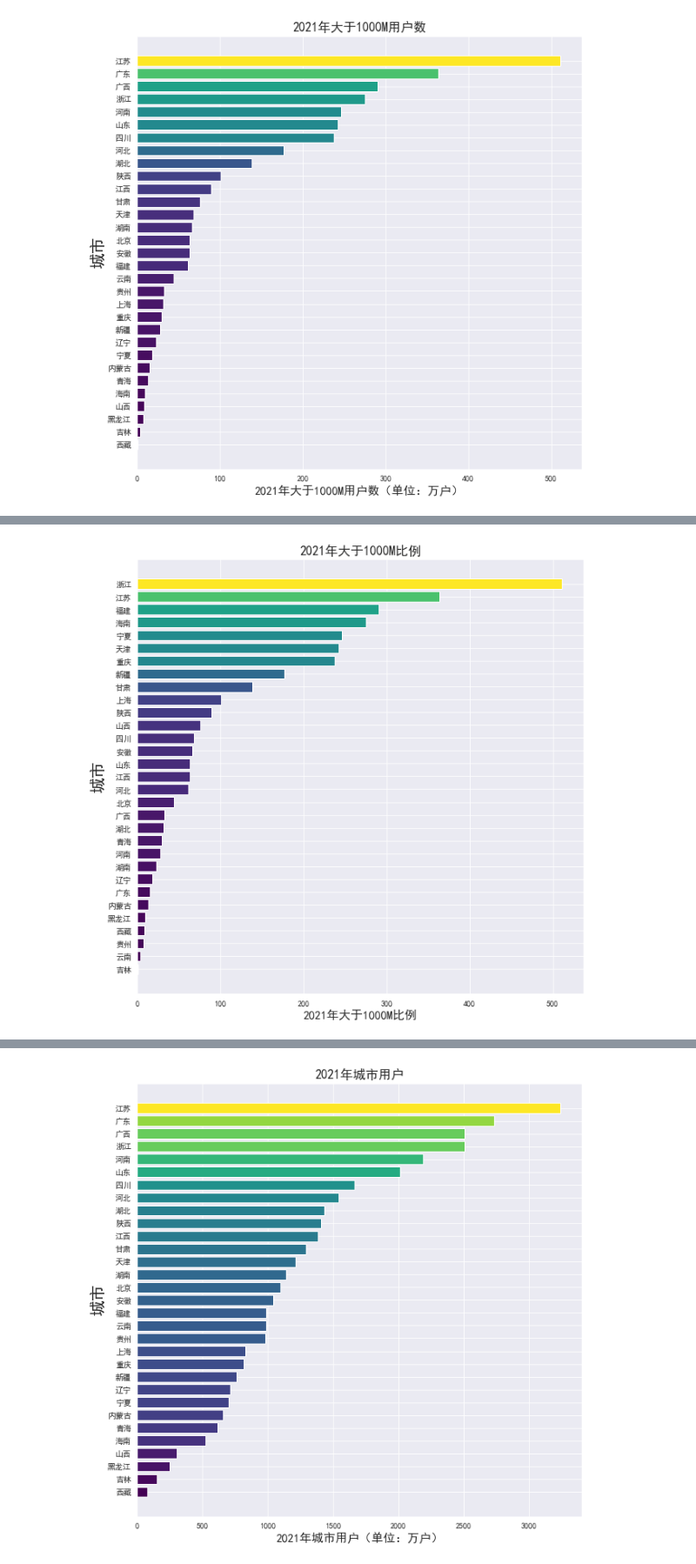
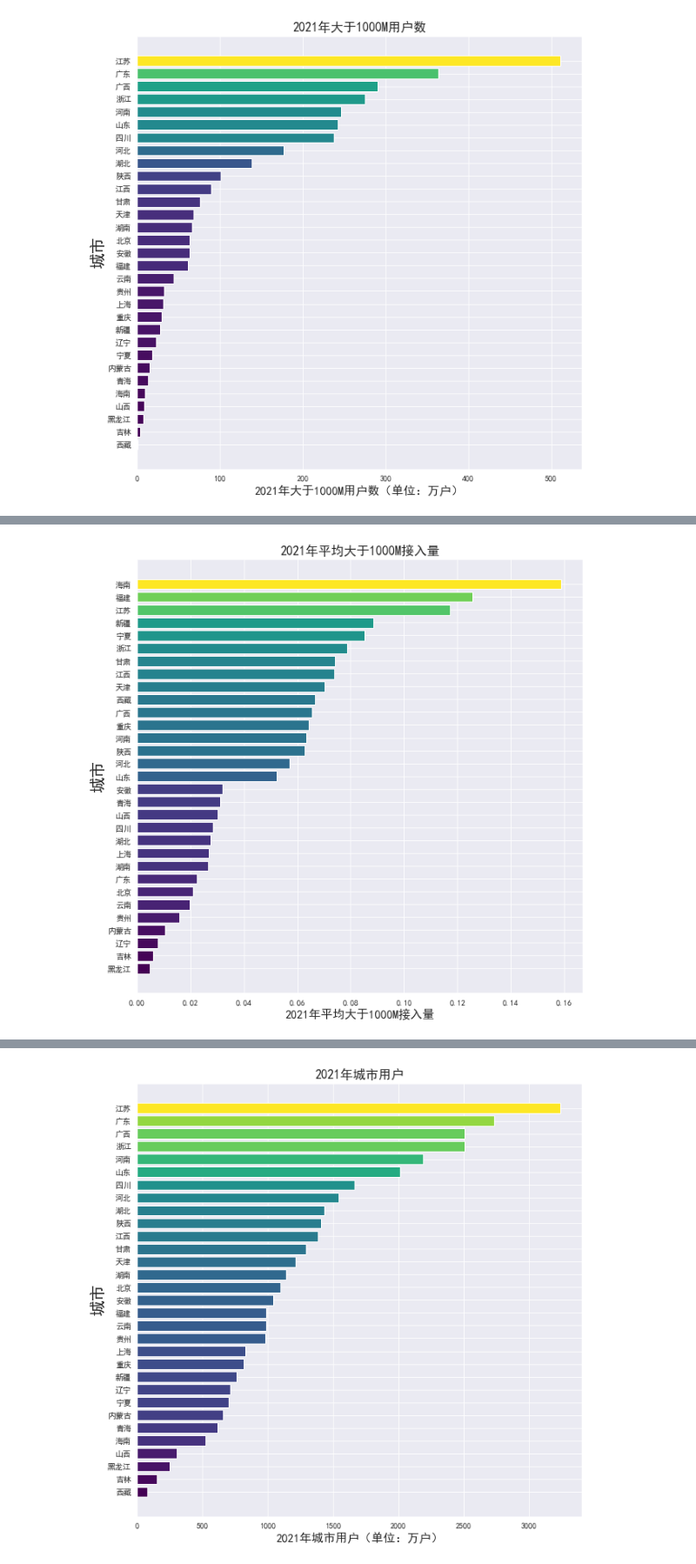
Before and after one commit to TakanashiXny/Introduction-of-DaSE, a Jupyter notebook: final/final3.ipynb, the cells around one changed output, grey strips where cells are left out. Shown at 87% size. Cells and saved outputs as stored; diff of their text form; code cells hidden in the pictures.

```diff
--- a/final/final3.ipynb
+++ b/final/final3.ipynb
@@ -124,6 +107,6 @@ plt.show()
 # %%
 data11 = data.copy()
-data11['2021年宽带接入'] = data11['2021年宽带接入'] / data11['人口数']
+data11['2021年宽带接入'] = data11['2021年宽带接入'] / data11['户数']
 data11 = data11.sort_values(by=['2021年宽带接入'])
 data11
 # %% [output]
@@ -307,7 +298,7 @@ plt.show()
 [figure]
 # %%
 data44 = data.copy()
-data44['2021年100M-1000M'] = data44['大于1000M2021年 '] / data44['人口数']
+data44['大于1000M2021年 '] = data44['大于1000M2021年 '] / data44['2021年宽带接入']
 data44 = data44.sort_values(by=['大于1000M2021年 '])
 data44
 # %% [output]
@@ -331,15 +322,15 @@ data44
 # %%
 lst = list(data44['大于1000M2021年 '])
 lst1 = list(data11['地区'])
 norm = plt.Normalize(min(lst), max(lst))
 norm_y = norm(lst)
 plt.figure(figsize=(10, 10))
 map_vir = cm.get_cmap(name='viridis')
 color = map_vir(norm_y)
 plt.barh(lst1, lst, color=color)
 plt.ylabel('城市',fontdict={'size':20})
-plt.xlabel('2021年大于1000M比例', fontdict={'size':15})
-plt.title('2021年大于1000M比例', fontdict={'size':16})
+plt.xlabel('2021年平均大于1000M接入量', fontdict={'size':15})
+plt.title('2021年平均大于1000M接入量', fontdict={'size':16})
 plt.show()
 # %% [output]
-[figure, old version]
+[figure, new version]
```
Also changed, not shown: parts of 22 cells of this notebook, 2 other files.
